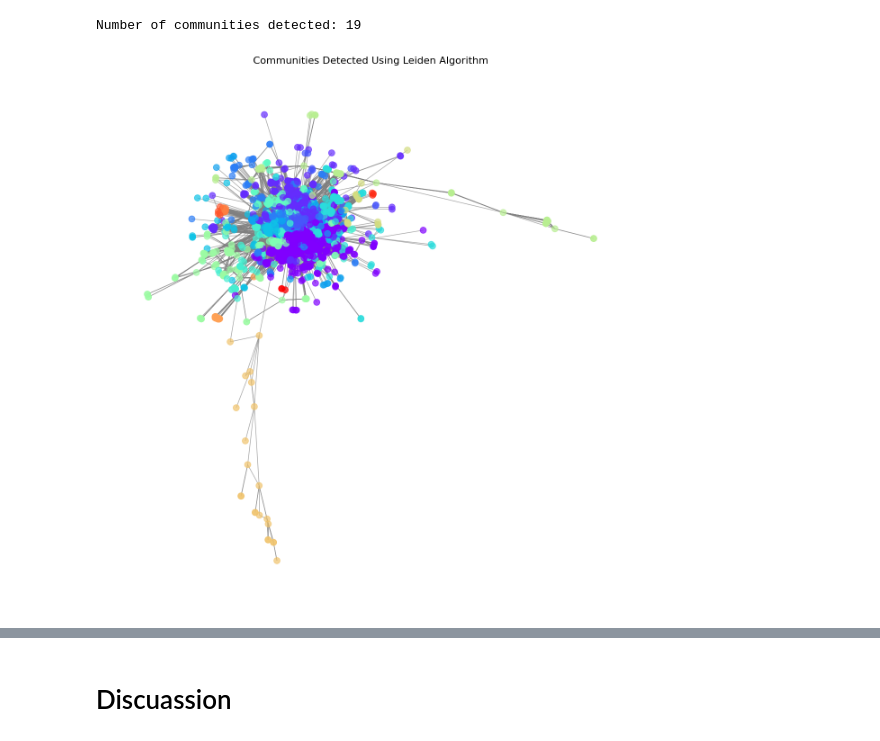
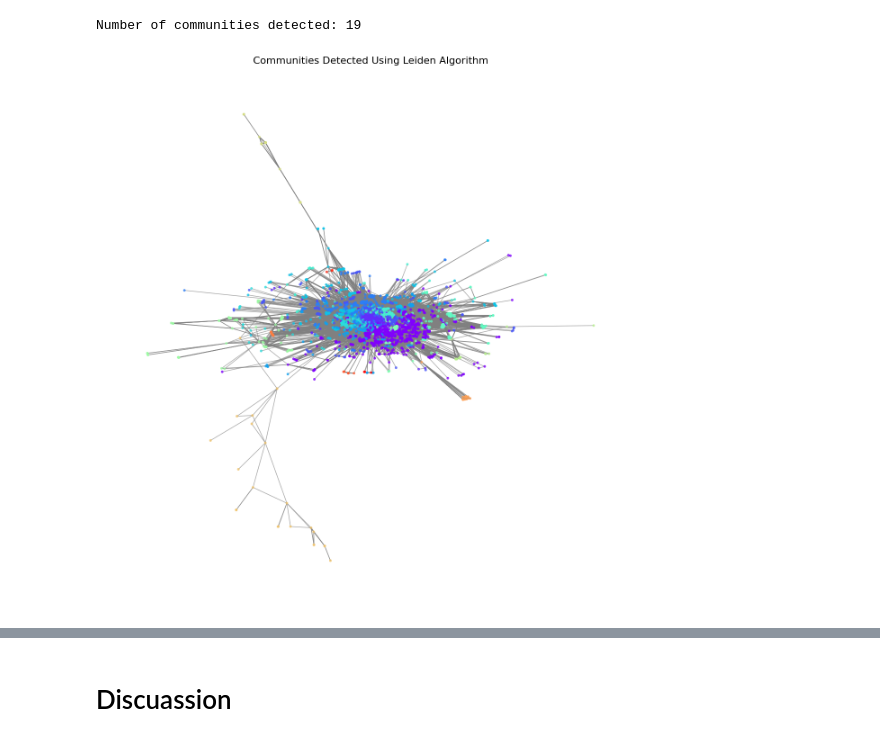
Before and after one commit to Garfatlx/NetworkScience-Assignment-2, a Jupyter notebook: Assignment2.ipynb, the cells around one changed output, grey strips where cells are left out. Drawn from its saved outputs; the diff is of its cells as text; code cells hidden in the pictures.

```diff
--- a/Assignment2.ipynb
+++ b/Assignment2.ipynb
@@ -259,24 +257,24 @@ Number of communities detected: 19
 # %%
 # Assign a color to each community
 colors = [node_community_map[node] for node in user_projection.nodes()]
 
 # Visualize the graph with communities
 plt.figure(figsize=(12, 12))
 pos = nx.spring_layout(user_projection)  # Layout for positioning nodes
 nx.draw(
     user_projection,
     pos,
     with_labels=False,
     node_color=colors,
-    node_size=100,
+    node_size=10,
     cmap=plt.cm.rainbow,
     edge_color="gray",
     alpha=0.7
 )
 plt.title("Communities Detected Using Leiden Algorithm", fontsize=16)
 plt.show()
 # %% [output]
-[figure, old version]
+[figure, new version]
 # %%
 # Reconstruct communities
 communities = {i: [] for i in set(node_community_map.values())}
```
Also changed, not shown: parts of 4 cells of this notebook.
